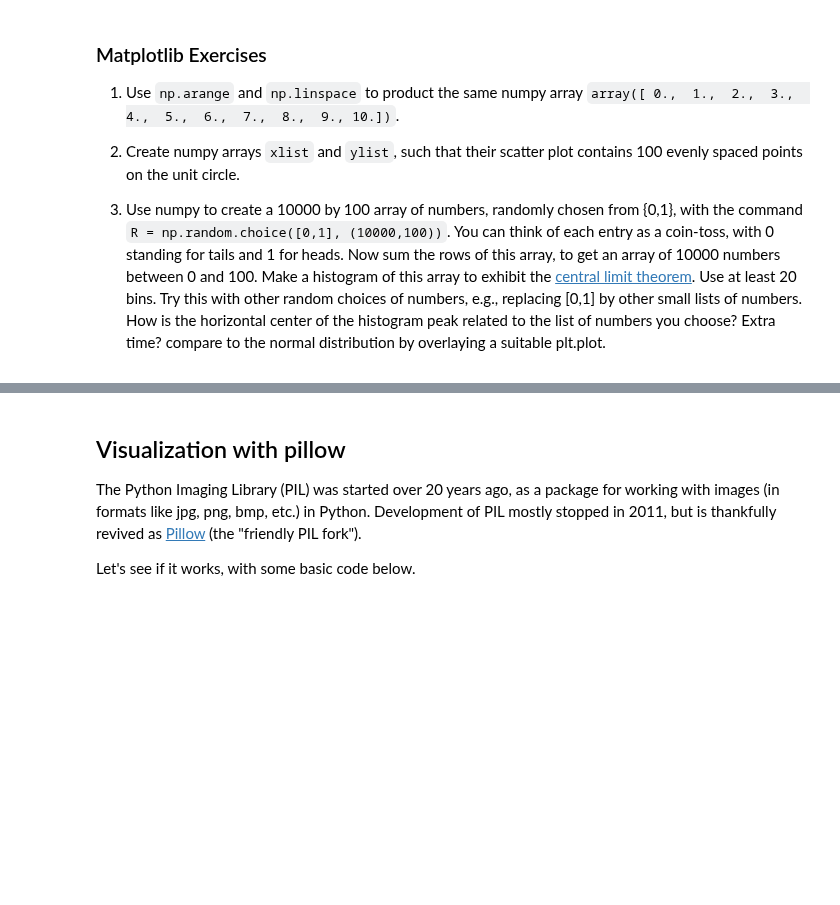
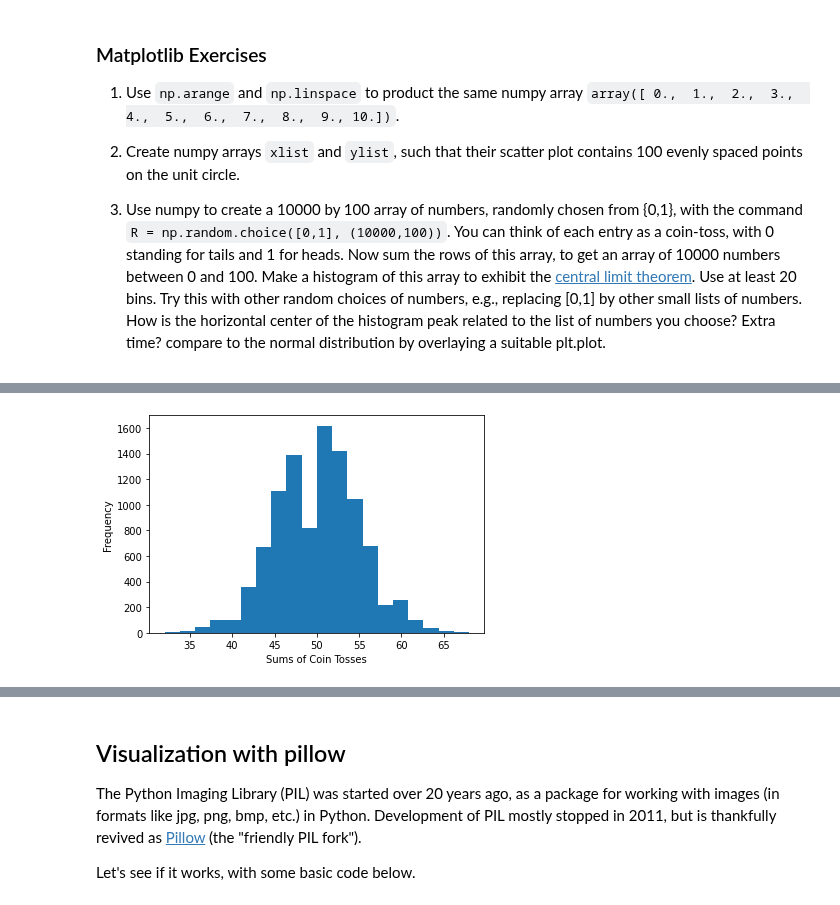
Before and after one commit to Lopez-Jordan/Python-With-Mathematics, a Jupyter notebook: P4M_Notebook_4.ipynb, the cells around one changed output, grey strips where cells are left out. Saved outputs shown, nothing was run; the diff lists cells and outputs as text; code cells hidden in the pictures; blank space fills up the shorter version.

```diff
--- a/P4M_Notebook_4.ipynb
+++ b/P4M_Notebook_4.ipynb
@@ -999,0 +1019,12 @@ The command `np.linspace(start, stop, length)` creates a numpy array that begins
+# %%
+# Question 3
+
+nums = np.random.choice([0, 1], (10000, 100))
+vals = nums.sum(axis=1)
+
+plt.hist(vals, bins=20)
+plt.xlabel('Sums of Coin Tosses')
+plt.ylabel('Frequency')
+plt.show()
+# %% [output]
+[figure, added]
```
Also changed, not shown: parts of 4 cells of this notebook.
